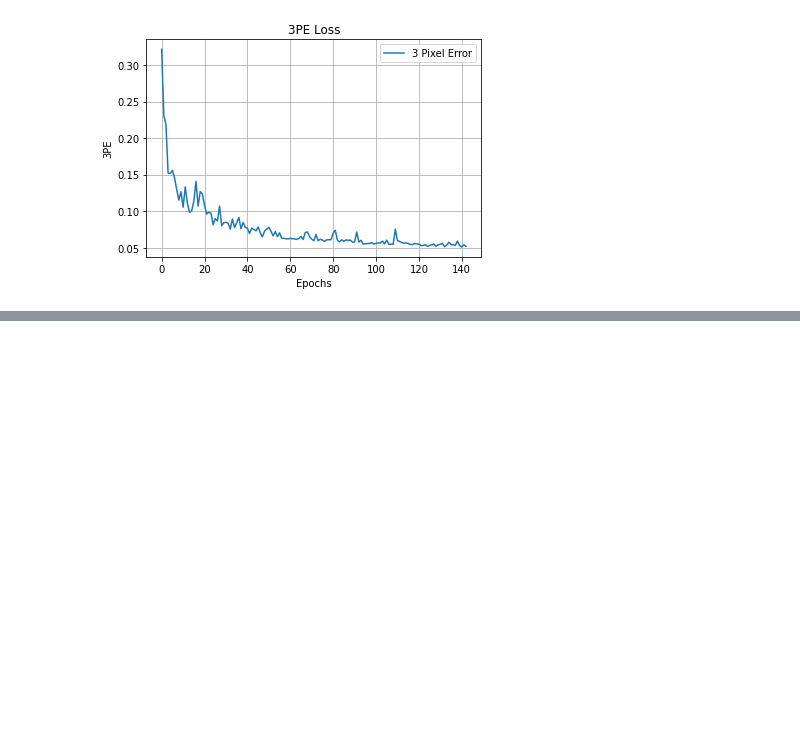
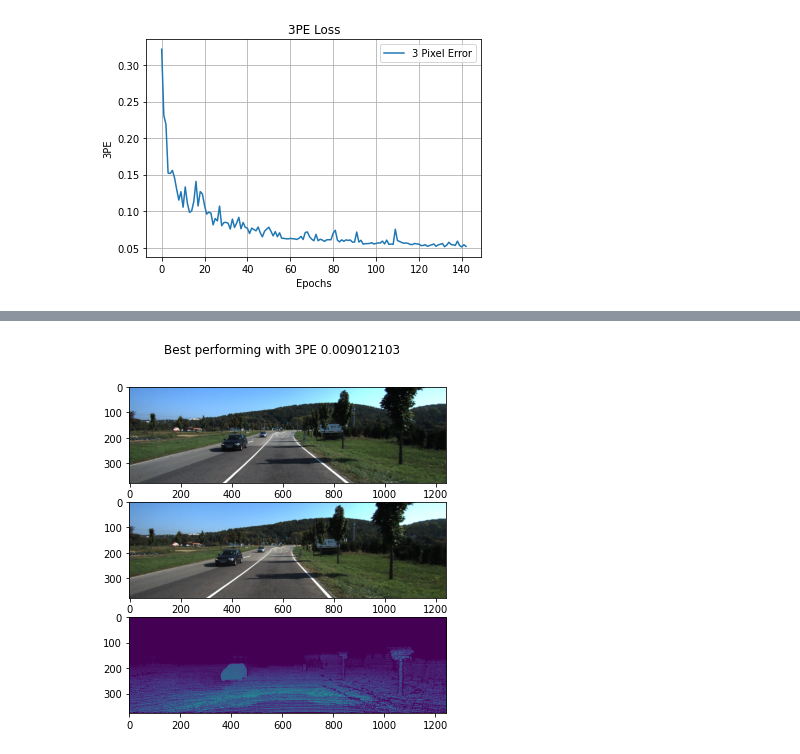
Before and after one commit to sanket-pixel/stereo-depth, a Jupyter notebook: src/notebooks/Stereo Depth Estimation.ipynb, the cells around one changed output, grey strips where cells are left out. Saved outputs shown, nothing was run; the diff lists cells and outputs as text; code cells hidden in the pictures; blank space fills up the shorter version.

```diff
--- a/src/notebooks/Stereo Depth Estimation.ipynb
+++ b/src/notebooks/Stereo Depth Estimation.ipynb
@@ -147,0 +166,4 @@ plt.show()
+# %%
+plot_image(*best, "Best performing with 3PE "+str(np.array(best_3pe)))
+# %% [output]
+[figure, added]
```
Also changed, not shown: parts of 14 cells of this notebook, 10 other files.
